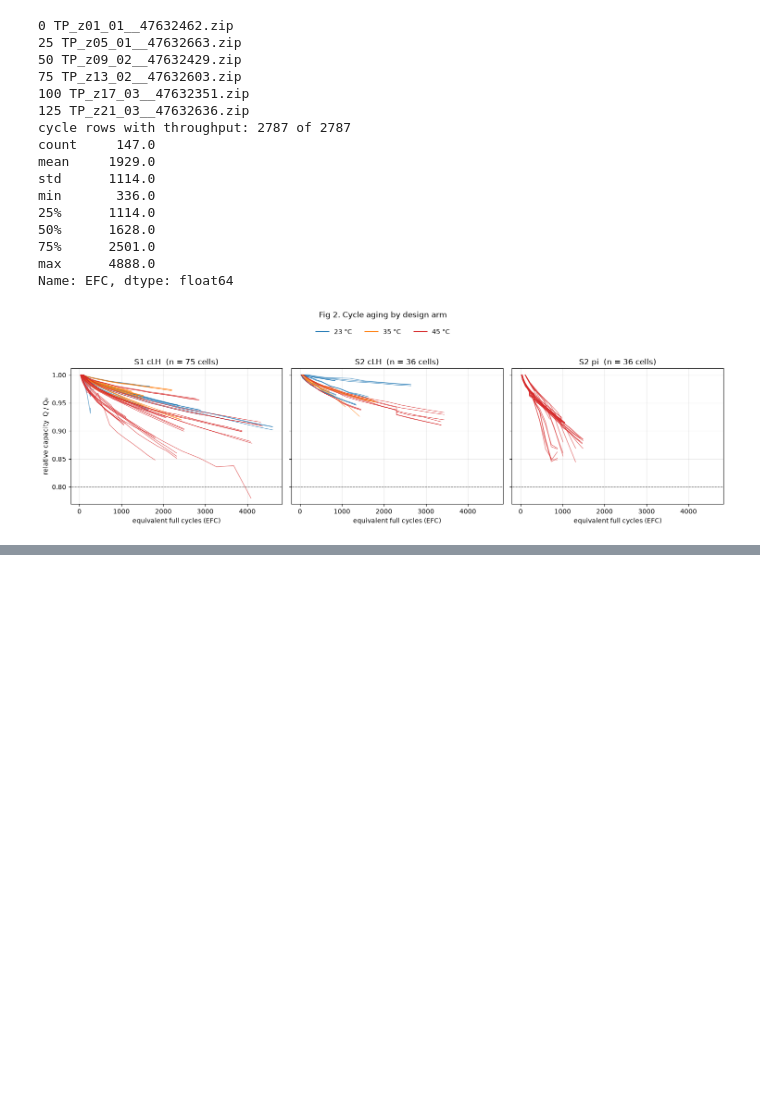
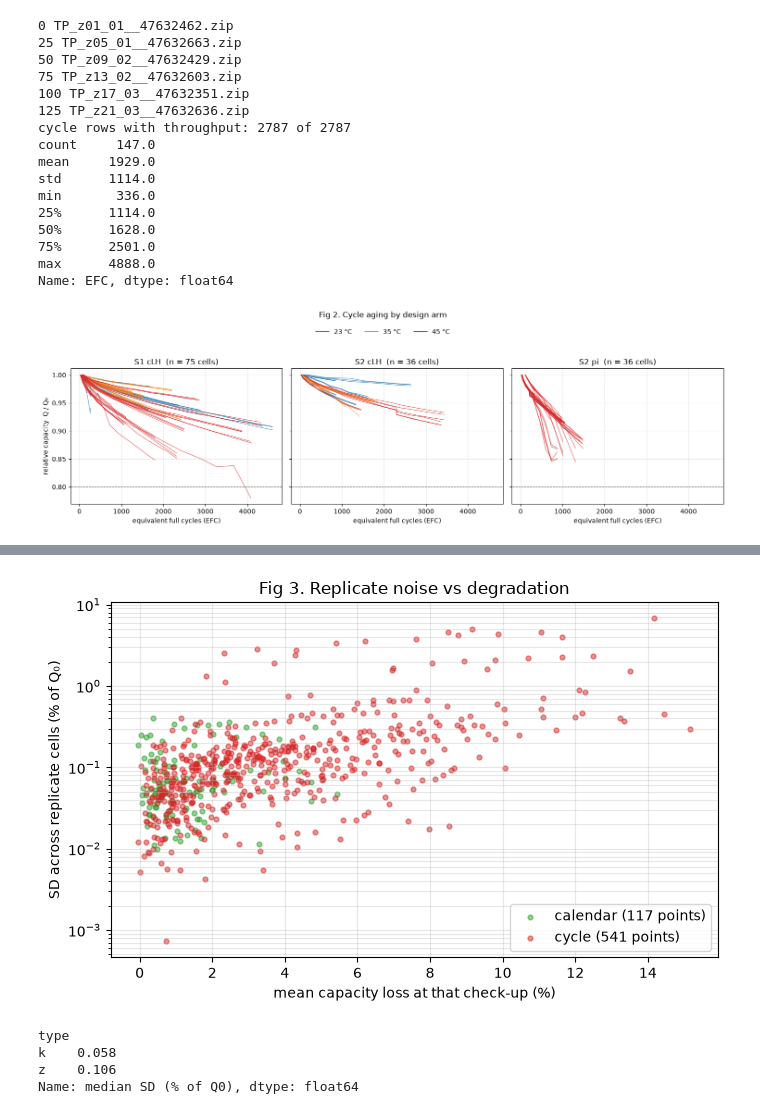
Before and after one commit to vulnicuranium/thesis-oed, a Jupyter notebook: notebooks/03_eda.ipynb, the cells around one changed output, grey strips where cells are left out. Cells and saved outputs as stored; diff of their text form; code cells hidden in the pictures; blank space fills up the shorter version.

```diff
--- a/notebooks/03_eda.ipynb
+++ b/notebooks/03_eda.ipynb
@@ -171,0 +202,43 @@ plt.show()
+# %%
+# --- Fig 3: replicate noise — spread across cells at the same test point vs mean capacity loss ---
+# Self-contained. For each test point and each check-up (aligned by its order within each cell),
+# compute the mean and SD of Q_rel across replicate cells. Flat SD vs loss = homoscedastic (FIM assumption);
+# rising SD = heteroskedastic (D3 diagnostic).
+import pandas as pd
+import matplotlib.pyplot as plt
+
+cap = pd.read_parquet("../data/processed/capacity_rpt.parquet")
+d = cap[cap["kind"].isin(["CU", "exCU"]) & (cap["n_dis_rows"] > 0)].copy()
+d = d.sort_values(["cell_id", "date"])
+d["Q_rel"] = d["Q_Ah"] / d.groupby("cell_id")["Q_Ah"].transform("first")    # relative to each cell's first check-up
+d["k"] = d.groupby("cell_id").cumcount()                                     # check-up order within the cell: 0, 1, 2, …
+d["tp_id"] = d["type"] + "_s" + d["stage"].astype(str) + "_" + d["sampling"] + "_" + d["tp"].astype(str)   # unique test point
+
+g = (d[d["k"] > 0]                                                           # skip k = 0, where Q_rel = 1 by construction
+       .groupby(["type", "tp_id", "k"])["Q_rel"]
+       .agg(mean="mean", sd="std", n="count")
+       .reset_index())
+g = g[g["n"] >= 3]                                                           # need at least 3 replicates for a meaningful SD
+g["loss"] = 1 - g["mean"]                                                    # mean capacity lost at that check-up
+
+fig, ax = plt.subplots(figsize=(7, 4.5))
+for t, c, lab in [("k", "tab:green", "calendar"), ("z", "tab:red", "cycle")]:
+    s = g[g["type"] == t]
+    ax.scatter(s["loss"] * 100, s["sd"] * 100, s=12, alpha=0.5, color=c, label=f"{lab} ({len(s)} points)")
+ax.set_xlabel("mean capacity loss at that check-up (%)")
+ax.set_ylabel("SD across replicate cells (% of Q₀)")
+ax.set_yscale("log")                                                          # log scale: SDs span orders of magnitude
+ax.set_title("Fig 3. Replicate noise vs degradation")
+ax.grid(alpha=0.3, which="both")
+ax.legend()
+plt.tight_layout()
+plt.savefig("../figs/fig3_replicate_noise.png", dpi=200, bbox_inches="tight")
+plt.show()
+
+print(g.groupby("type")["sd"].median().mul(100).round(3).rename("median SD (% of Q0)"))   # typical replicate noise per sub-study
+# %% [output]
+[figure, added]
+type
+k    0.058
+z    0.106
+Name: median SD (% of Q0), dtype: float64
```
Also changed, not shown: parts of 4 cells of this notebook.
